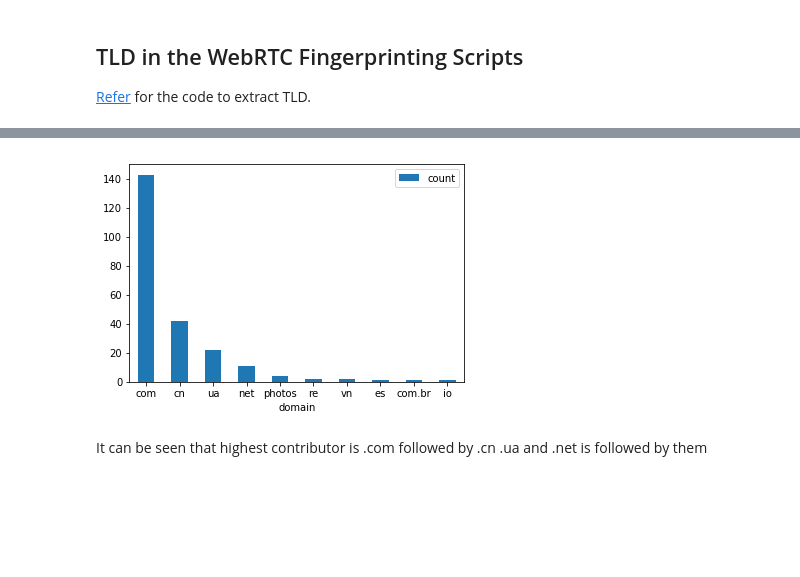
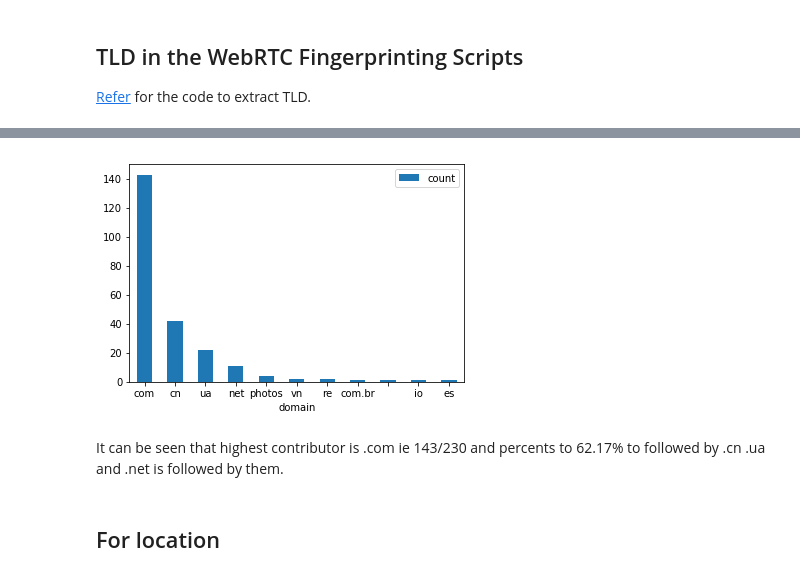
Before and after one commit to mozilla/Overscripted-Data-Analysis-Challenge, a Jupyter notebook: analyses/2019_03_soumya_analysis_outreachy/2019_03_soumya_TlD_analysis/tld_analysis.ipynb, the cells around one changed output, grey strips where cells are left out. Saved outputs shown, nothing was run; the diff lists cells and outputs as text; code cells hidden in the pictures; blank space fills up the shorter version.

Commit message:
location_analysis_addition

```diff
--- a/analyses/2019_03_soumya_analysis_outreachy/2019_03_soumya_TlD_analysis/tld_analysis.ipynb
+++ b/analyses/2019_03_soumya_analysis_outreachy/2019_03_soumya_TlD_analysis/tld_analysis.ipynb
@@ -227,0 +357,8 @@ ax = dfplot.plot.bar(x='domain', y='count', rot=0)
+# %%
+with open('canvas_location.json', 'r') as f:
+    canvas_location_plot = json.load(f)
+
+# Arrange in descending order
+c=Counter(canvas_location_plot)
+canvas_location_plot=dict(c.most_common())
+canvas_location_plot
@@ -242,0 +411,8 @@ Font metric-based fingerprinting is tightly crossed with the canvas fingerprinti
+# %%
+with open('font_script_url.json', 'r') as f:
+    font_script_url_plot = json.load(f)
+
+# Arrange in descending order
+c=Counter(font_script_url_plot)
+font_script_url_plot=dict(c.most_common())
+font_script_url_plot
@@ -250,0 +434,8 @@ Unlike others Font fingerprinting shows the .network TLD scripts are the highest
+# %%
+with open('font_location.json', 'r') as f:
+    font_location_plot = json.load(f)
+
+# Arrange in descending order
+c=Counter(font_location_plot)
+font_location_plot=dict(c.most_common())
+font_location_plot
@@ -257,0 +477,8 @@ Unlike others Font fingerprinting shows the .network TLD scripts are the highest
+# %%
+with open('WebRTC_script_url.json', 'r') as f:
+    WebRTC_script_url_plot = json.load(f)
+
+# Arrange in descending order
+c=Counter(WebRTC_script_url_plot)
+WebRTC_script_url_plot=dict(c.most_common())
+WebRTC_script_url_plot
@@ -258,8 +497,13 @@ Unlike others Font fingerprinting shows the .network TLD scripts are the highest
 # %%
+#Convert to list for plotting
+domain=list(WebRTC_script_url_plot.keys())
+count=list(WebRTC_script_url_plot.values())
 
-dfplot = pd.DataFrame({'domain':['com','cn','ua','net', 'photos','re','vn','es','com.br','io'], 'count':[143,42,22,11,4,2,2,1,1,1]})
+dfplot = pd.DataFrame({'domain':domain, 'count':count})
 ax = dfplot.plot.bar(x='domain', y='count', rot=0)
 # %% [output]
-[figure, old version]
+[figure, new version]
 # %% [markdown]
-It can be seen that highest contributor is .com followed by .cn .ua and .net is followed by them
+It can be seen that highest contributor is .com ie 143/230 and percents to 62.17% to followed by .cn .ua and .net is followed by them.
+# %% [markdown]
+## For location
```
Also changed, not shown: parts of 55 cells of this notebook.
